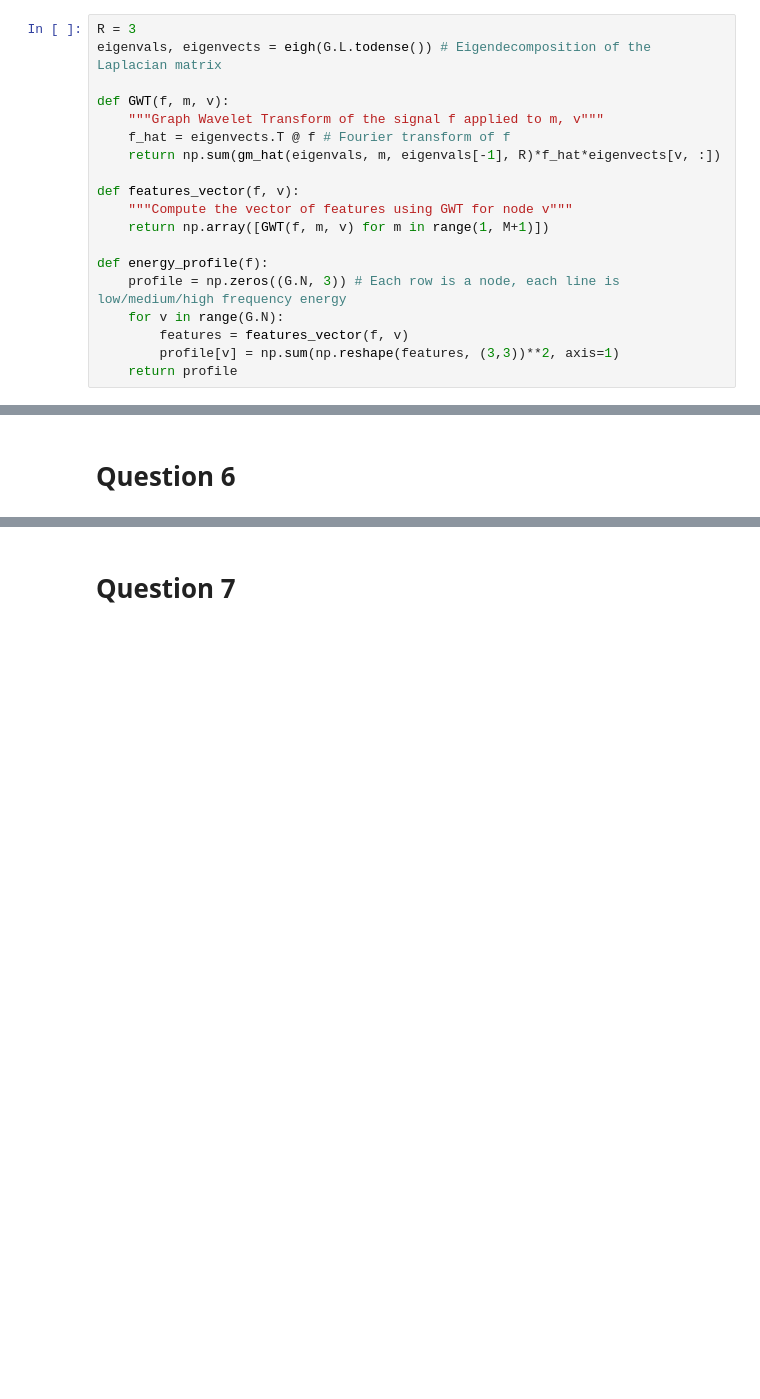
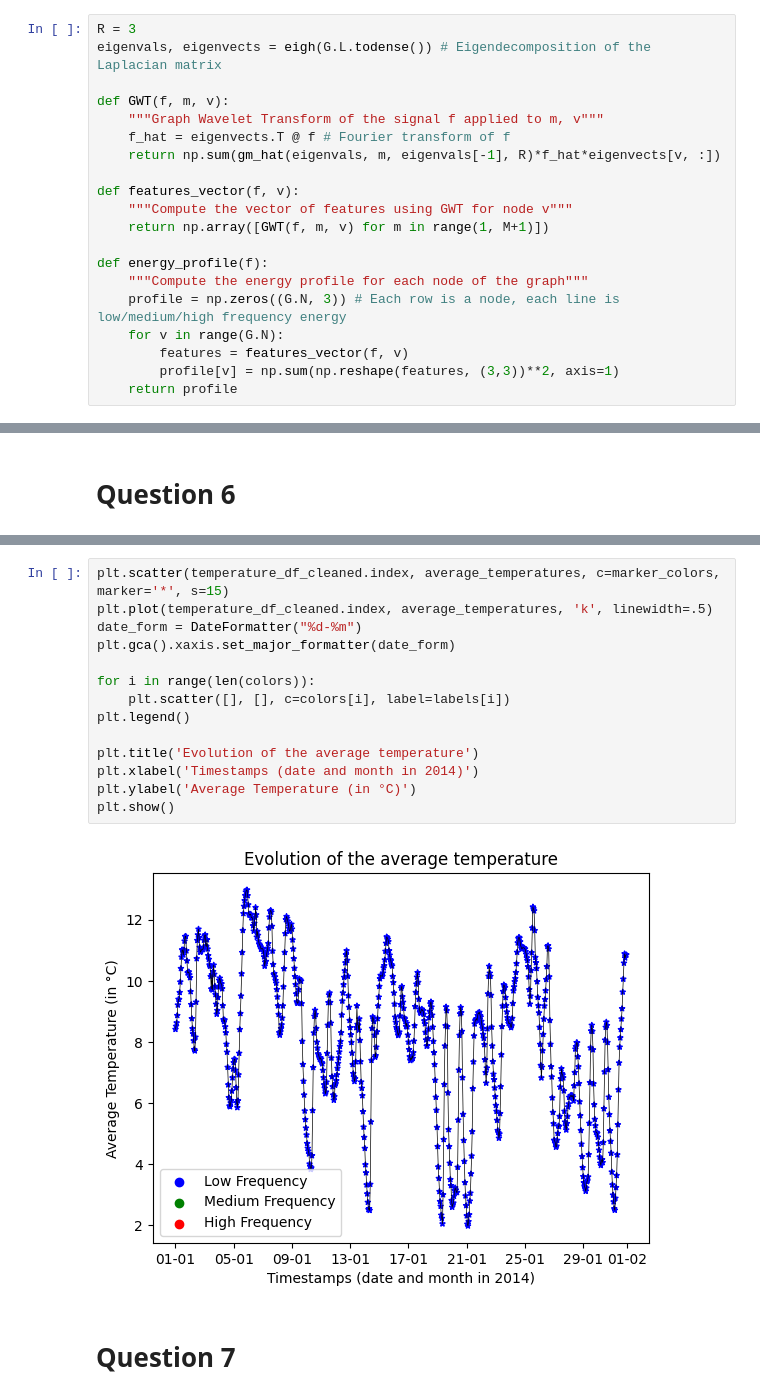
Before and after one commit to victorgalmiche/TimeSeries-TP3, a Jupyter notebook: Assignment 3.ipynb, the cells around one changed output, grey strips where cells are left out. Cells and saved outputs as stored; diff of their text form; blank space fills up the shorter version.

```diff
--- a/Assignment 3.ipynb
+++ b/Assignment 3.ipynb
@@ -253,6 +254,7 @@ def features_vector(f, v):
     return np.array([GWT(f, m, v) for m in range(1, M+1)])
 
 def energy_profile(f):
+    """Compute the energy profile for each node of the graph"""
     profile = np.zeros((G.N, 3)) # Each row is a node, each line is low/medium/high frequency energy
     for v in range(G.N):
         features = features_vector(f, v)
@@ -381,3 +368,19 @@ plt.show()
+# %%
+plt.scatter(temperature_df_cleaned.index, average_temperatures, c=marker_colors, marker='*', s=15)
+plt.plot(temperature_df_cleaned.index, average_temperatures, 'k', linewidth=.5)
+date_form = DateFormatter("%d-%m")
+plt.gca().xaxis.set_major_formatter(date_form)
+
+for i in range(len(colors)):
+    plt.scatter([], [], c=colors[i], label=labels[i])
+plt.legend()
+
+plt.title('Evolution of the average temperature')
+plt.xlabel('Timestamps (date and month in 2014)')
+plt.ylabel('Average Temperature (in °C)')
+plt.show()
+# %% [output]
+[figure, added]
 # %% [markdown]
 # Question 7
 # %%
```
Also changed, not shown: parts of 8 cells of this notebook, 1 other file.
